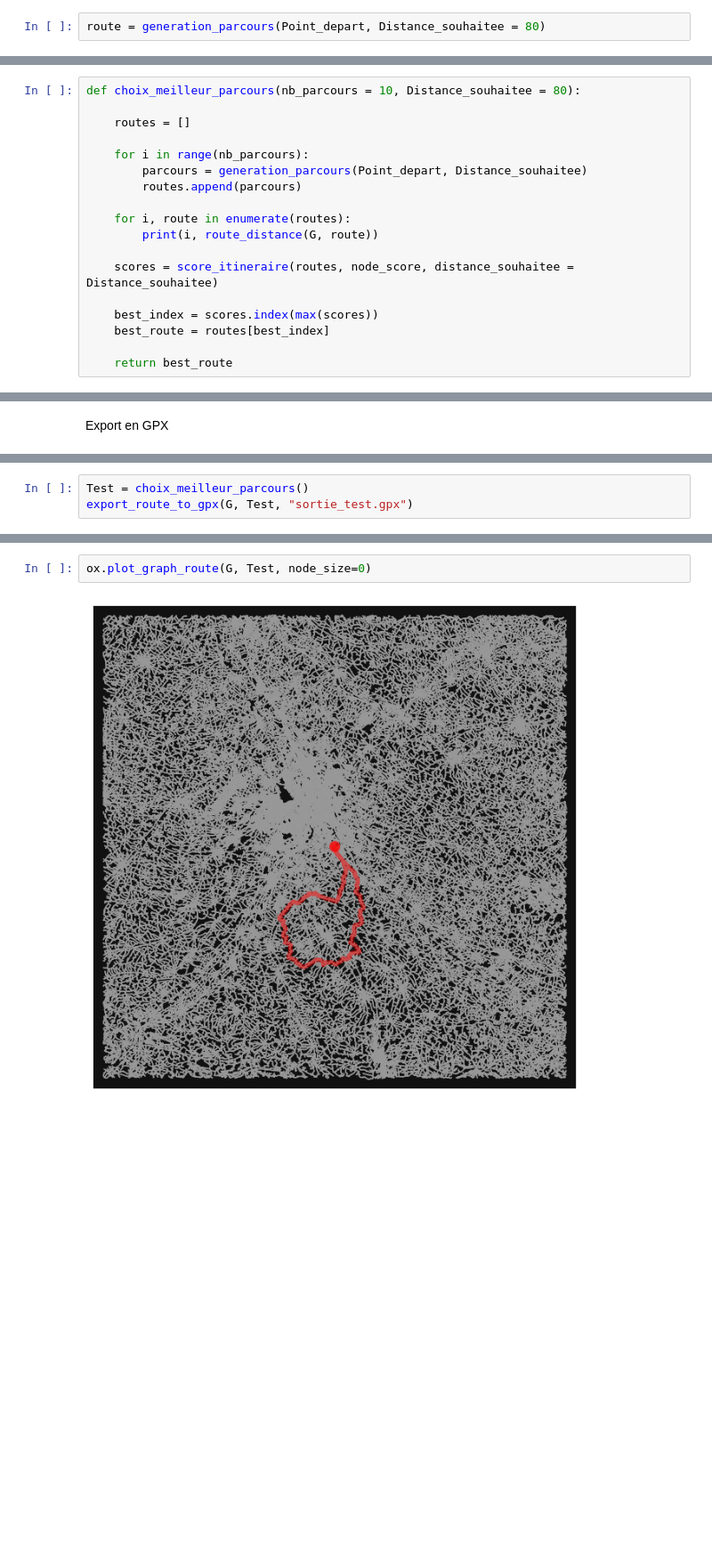
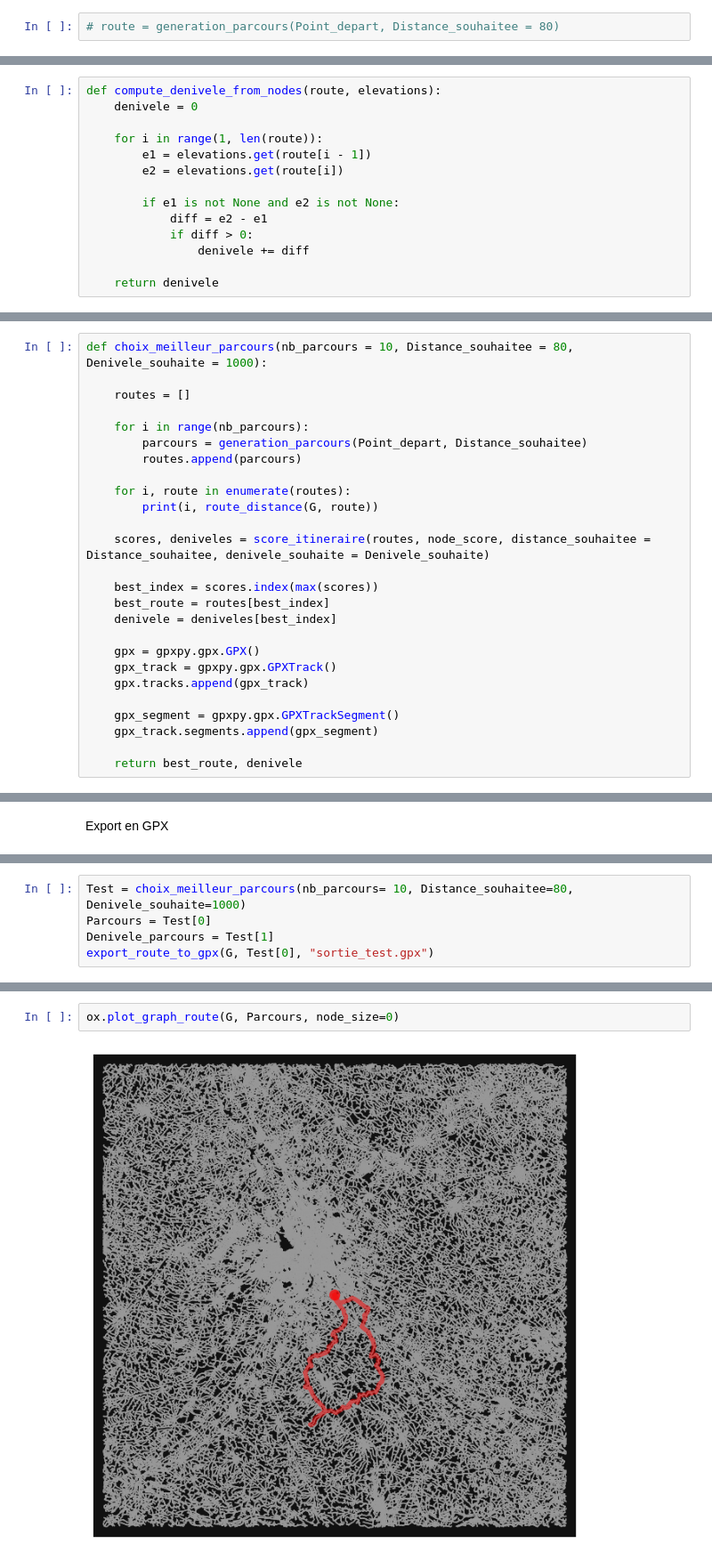
Before and after one commit to troncoa/Pr-diction-performance-cyclisme, a Jupyter notebook: parcours.ipynb, the cells around one changed output, grey strips where cells are left out. Shown at 89% size. Drawn from its saved outputs; the diff is of its cells as text; blank space fills up the shorter version.

Commit message:
Update parcours notebook and add new GPX files

```diff
--- a/parcours.ipynb
+++ b/parcours.ipynb
@@ -364,5 +345,5 @@ Distance_souhaitee = 80 # en km
 # %%
-route = generation_parcours(Point_depart, Distance_souhaitee = 80)
+# route = generation_parcours(Point_depart, Distance_souhaitee = 80)
 # %%
 # ox.plot_graph_route(G, route, node_size=0)
 # %%
@@ -374,3 +471,17 @@ SCORING
+# %%
+def compute_denivele_from_nodes(route, elevations):
+    denivele = 0
+
+    for i in range(1, len(route)):
+        e1 = elevations.get(route[i - 1])
+        e2 = elevations.get(route[i])
+
+        if e1 is not None and e2 is not None:
+            diff = e2 - e1
+            if diff > 0:
+                denivele += diff
+
+    return denivele
 # %%
 def recup_itineraire(traj, G, utilisation_segment):
 
@@ -491,5 +636,5 @@ def score_itineraire(routes, node_score, distance_souhaitee, poids_noeud = 5, po
 # %%
-def choix_meilleur_parcours(nb_parcours = 10, Distance_souhaitee = 80):
+def choix_meilleur_parcours(nb_parcours = 10, Distance_souhaitee = 80, Denivele_souhaite = 1000):
 
     routes = []
 
@@ -500,12 +645,20 @@ def choix_meilleur_parcours(nb_parcours = 10, Distance_souhaitee = 80):
     for i, route in enumerate(routes):
         print(i, route_distance(G, route))
 
-    scores = score_itineraire(routes, node_score, distance_souhaitee = Distance_souhaitee)
+    scores, deniveles = score_itineraire(routes, node_score, distance_souhaitee = Distance_souhaitee, denivele_souhaite = Denivele_souhaite)
 
     best_index = scores.index(max(scores))
     best_route = routes[best_index]
+    denivele = deniveles[best_index]
 
-    return best_route
+    gpx = gpxpy.gpx.GPX()
+    gpx_track = gpxpy.gpx.GPXTrack()
+    gpx.tracks.append(gpx_track)
+
+    gpx_segment = gpxpy.gpx.GPXTrackSegment()
+    gpx_track.segments.append(gpx_segment)
+
+    return best_route, denivele
 # %%
 all_trajs = pd.DataFrame(pd.read_pickle("Data/dataset_points.pkl"))
 all_trajs = all_trajs.T["points"]
@@ -553,4 +707,6 @@ def export_route_to_gpx(G, route, filename="route.gpx"):
 # %%
-Test = choix_meilleur_parcours()
-export_route_to_gpx(G, Test, "sortie_test.gpx")
+Test = choix_meilleur_parcours(nb_parcours= 10, Distance_souhaitee=80, Denivele_souhaite=1000)
+Parcours = Test[0]
+Denivele_parcours = Test[1]
+export_route_to_gpx(G, Test[0], "sortie_test.gpx")
 # %% [output]
@@ -567,6 +724,6 @@ export_route_to_gpx(G, Test, "sortie_test.gpx")
 # %%
-ox.plot_graph_route(G, Test, node_size=0)
+ox.plot_graph_route(G, Parcours, node_size=0)
 # %% [output]
-[figure, old version]
+[figure, new version]
 (<Figure size 800x800 with 1 Axes>, <Axes: >)
 # %%
```
Also changed, not shown: parts of 15 cells of this notebook, 2 other files.
